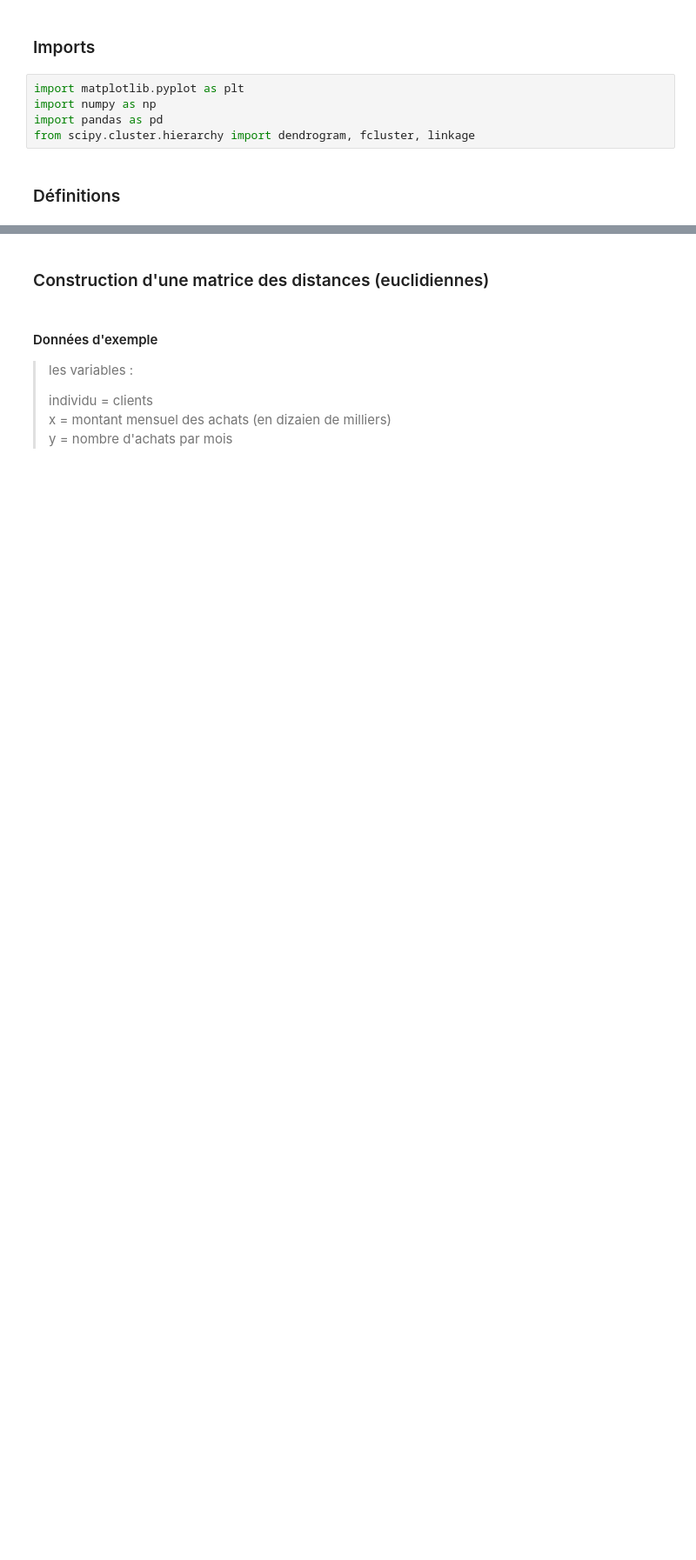
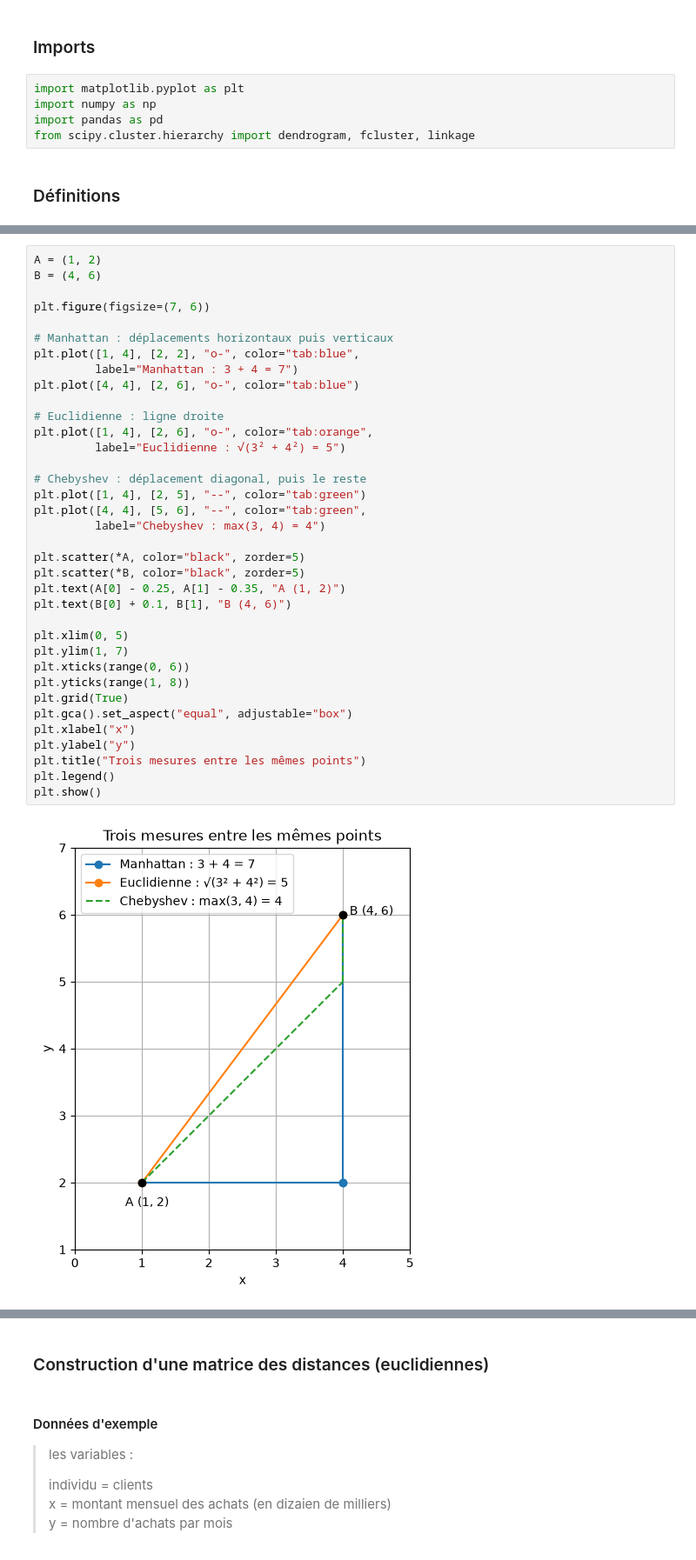
Before and after one commit to Esteranodin/G404-Data_AMD, a Jupyter notebook: CAH_K-means/CAH.ipynb, the cells around one changed output, grey strips where cells are left out. Shown at 87% size. Saved outputs shown, nothing was run; the diff lists cells and outputs as text; blank space fills up the shorter version.

```diff
--- a/CAH_K-means/CAH.ipynb
+++ b/CAH_K-means/CAH.ipynb
@@ -27,0 +75,38 @@ Cette classification est dite non-supervisée car tout repose sur une mesure de
+# %%
+A = (1, 2)
+B = (4, 6)
+
+plt.figure(figsize=(7, 6))
+
+# Manhattan : déplacements horizontaux puis verticaux
+plt.plot([1, 4], [2, 2], "o-", color="tab:blue",
+         label="Manhattan : 3 + 4 = 7")
+plt.plot([4, 4], [2, 6], "o-", color="tab:blue")
+
+# Euclidienne : ligne droite
+plt.plot([1, 4], [2, 6], "o-", color="tab:orange",
+         label="Euclidienne : √(3² + 4²) = 5")
+
+# Chebyshev : déplacement diagonal, puis le reste
+plt.plot([1, 4], [2, 5], "--", color="tab:green")
+plt.plot([4, 4], [5, 6], "--", color="tab:green",
+         label="Chebyshev : max(3, 4) = 4")
+
+plt.scatter(*A, color="black", zorder=5)
+plt.scatter(*B, color="black", zorder=5)
+plt.text(A[0] - 0.25, A[1] - 0.35, "A (1, 2)")
+plt.text(B[0] + 0.1, B[1], "B (4, 6)")
+
+plt.xlim(0, 5)
+plt.ylim(1, 7)
+plt.xticks(range(0, 6))
+plt.yticks(range(1, 8))
+plt.grid(True)
+plt.gca().set_aspect("equal", adjustable="box")
+plt.xlabel("x")
+plt.ylabel("y")
+plt.title("Trois mesures entre les mêmes points")
+plt.legend()
+plt.show()
+# %% [output]
+[figure, added]
```
Also changed, not shown: parts of 44 cells of this notebook, 3 other files.
